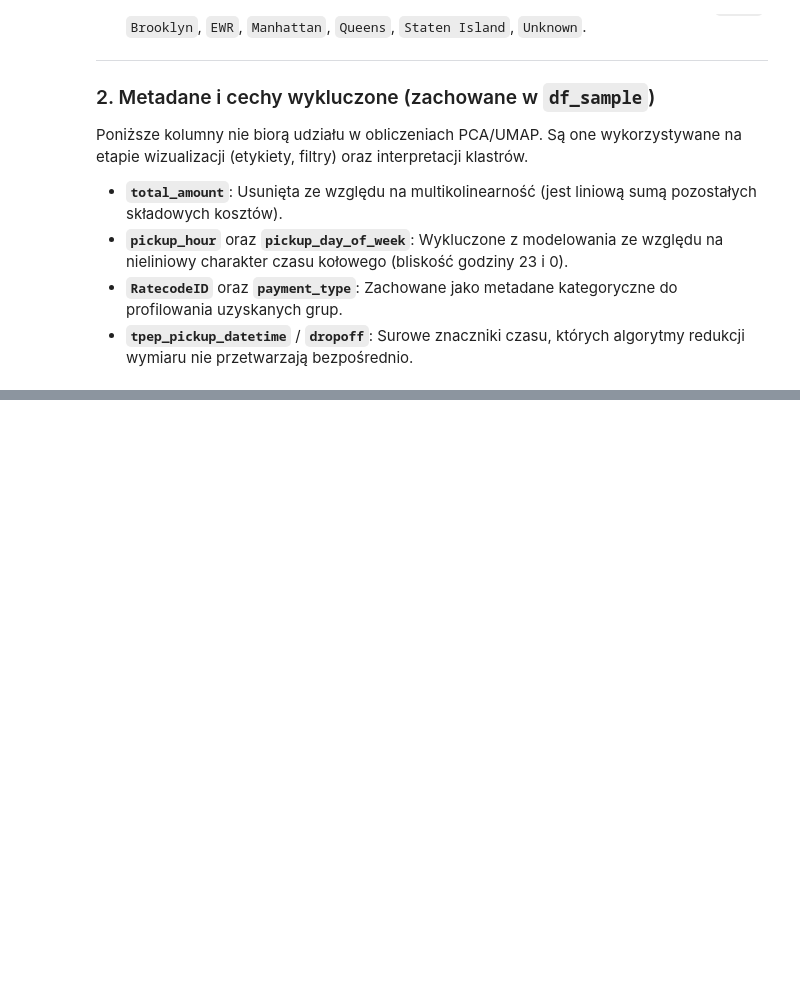
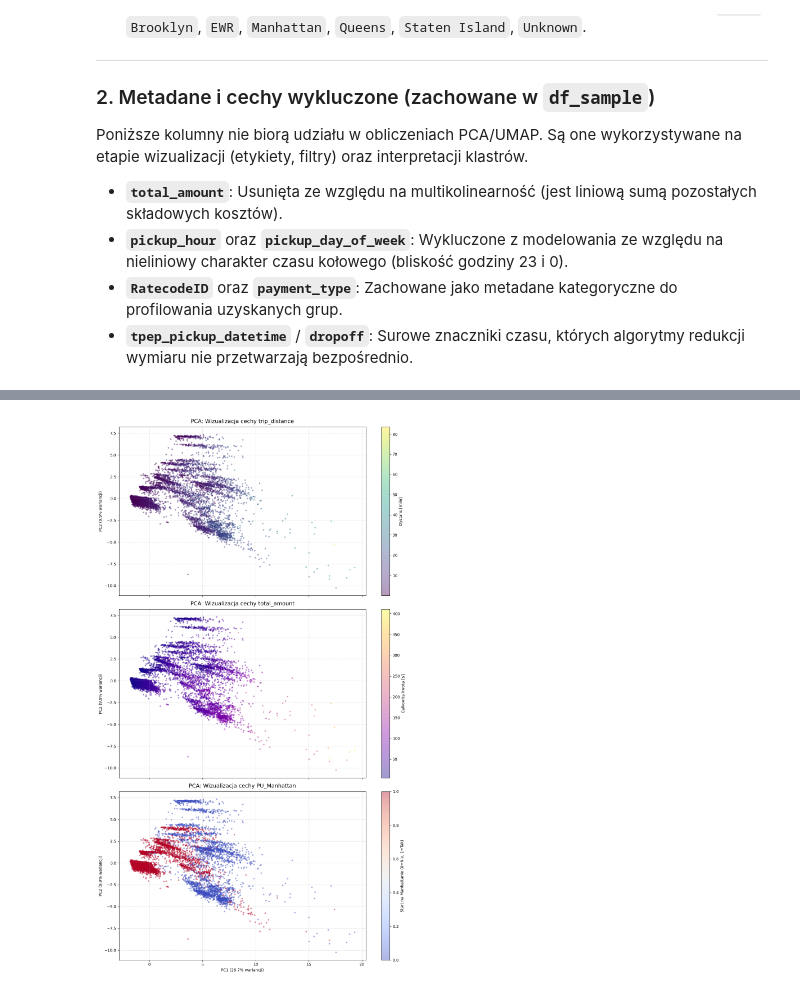
Before and after one commit to vvovvel/NYC-Taxi-Anomaly-Detection, a Jupyter notebook: notebooks/start.ipynb, the cells around one changed output, grey strips where cells are left out. Drawn from its saved outputs; the diff is of its cells as text; code cells hidden in the pictures; blank space fills up the shorter version.

```diff
--- a/notebooks/start.ipynb
+++ b/notebooks/start.ipynb
@@ -367,0 +401,57 @@ Poniższe kolumny nie biorą udziału w obliczeniach PCA/UMAP. Są one wykorzyst
+# %%
+# Wykorzystujemy już dopasowany obiekt pca_full do transformacji danych
+# Wybieramy tylko pierwsze dwa komponenty [:, :2]
+X_pca_array = pca_full.transform(X_scaled)[:, :2]
+
+# Tworzymy DataFrame wynikowy zachowując indeksy z df_sample
+df_pca = pd.DataFrame(
+    data=X_pca_array,
+    columns=['PC1', 'PC2'],
+    index=X_scaled.index
+)
+
+# Dołączamy kolumny z df_sample do kolorowania punktów
+cols_to_color = ['trip_distance', 'total_amount', 'PU_Manhattan']
+df_plot = df_pca.join(df_sample[cols_to_color])
+
+# Pobieramy dokładne wartości wariancji z pca_full do etykiet osi
+var_pc1 = pca_full.explained_variance_ratio_[0] * 100
+var_pc2 = pca_full.explained_variance_ratio_[1] * 100
+
+# Generowanie trzech wykresów w układzie pionowym
+fig, axes = plt.subplots(nrows=3, ncols=1, figsize=(12, 20), sharex=True, sharey=True)
+
+configs = [
+    {'col': 'trip_distance', 'label': 'Dystans [mile]', 'cmap': 'viridis'},
+    {'col': 'total_amount', 'label': 'Całkowita kwota [$]', 'cmap': 'plasma'},
+    {'col': 'PU_Manhattan', 'label': 'Start na Manhattanie (0=Nie, 1=Tak)', 'cmap': 'coolwarm'}
+]
+
+for i, ax in enumerate(axes):
+    conf = configs[i]
+
+    # Rysowanie punktów
+    scatter = ax.scatter(
+        df_plot['PC1'],
+        df_plot['PC2'],
+        c=df_plot[conf['col']],
+        cmap=conf['cmap'],
+        alpha=0.4,
+        s=8
+    )
+
+    # Dodanie paska skali (colorbar)
+    plt.colorbar(scatter, ax=ax, label=conf['label'])
+
+    # Opisy i siatka
+    ax.set_title(f"PCA: Wizualizacja cechy {conf['col']}", fontsize=14, pad=10)
+    ax.set_ylabel(f'PC2 ({var_pc2:.1f}% wariancji)')
+    ax.grid(True, linestyle='--', alpha=0.5)
+
+# Wspólna etykieta osi X na samym dole
+axes[2].set_xlabel(f'PC1 ({var_pc1:.1f}% wariancji)')
+
+plt.tight_layout()
+plt.show()
+# %% [output]
+[figure, added]
```
Also changed, not shown: parts of 7 cells of this notebook, 5 other files.
